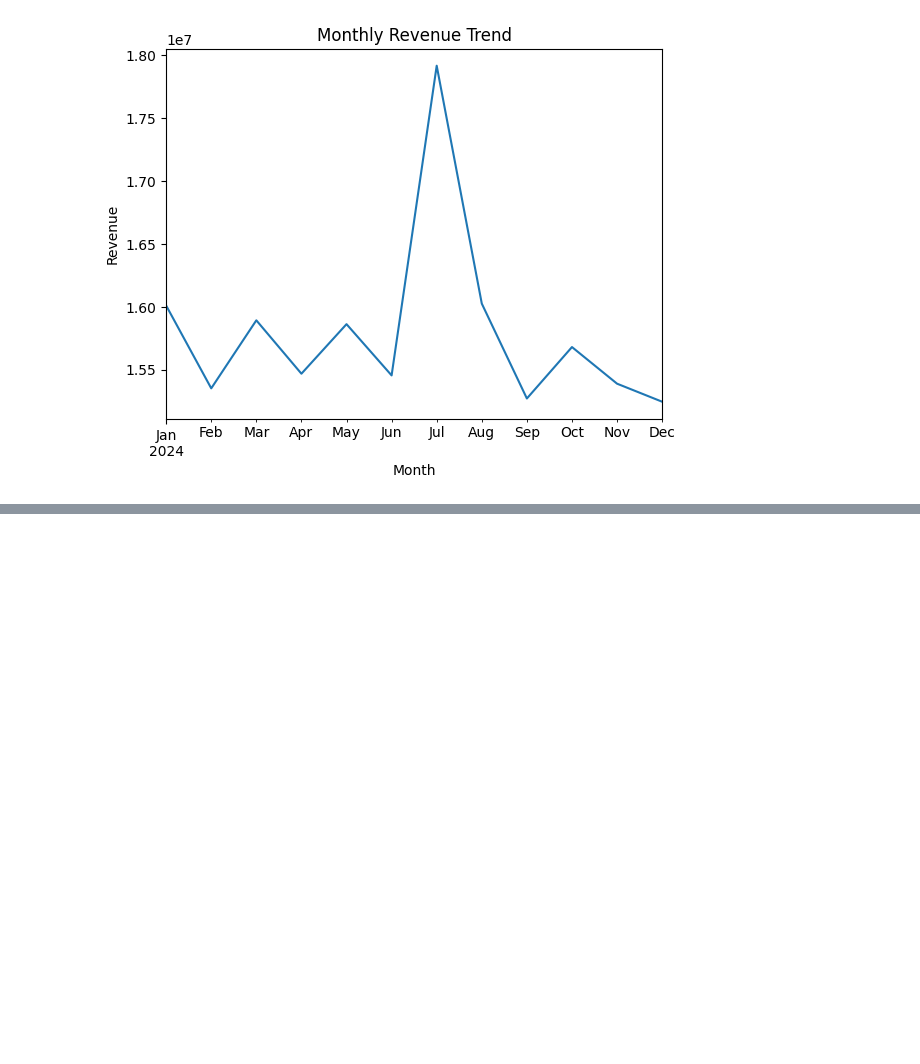
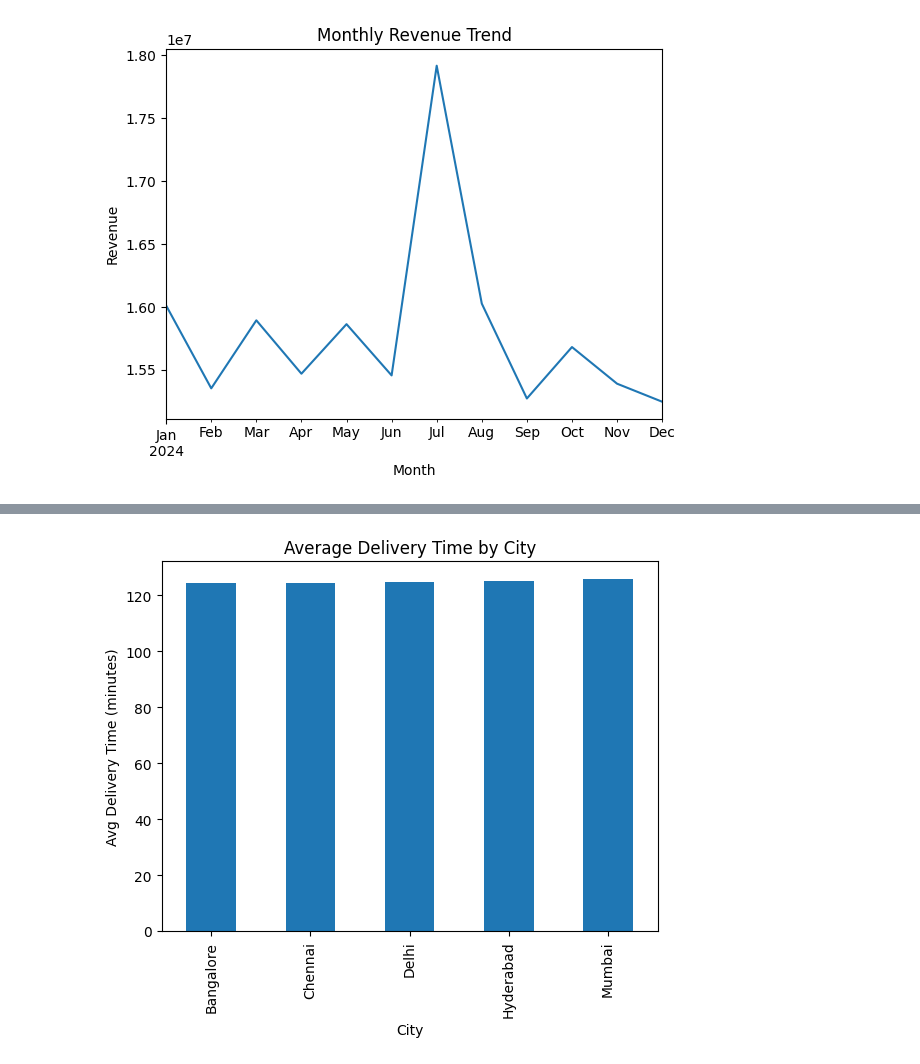
Before and after one commit to ViswamugiPM/Online_food_delivery_analysis_project, a Jupyter notebook: 03_eda.ipynb, the cells around one changed output, grey strips where cells are left out. Saved outputs shown, nothing was run; the diff lists cells and outputs as text; code cells hidden in the pictures; blank space fills up the shorter version.

```diff
--- a/03_eda.ipynb
+++ b/03_eda.ipynb
@@ -161,0 +246,8 @@ plt.show()
+# %%
+city_delivery_time = (
+    df.groupby("City")["Delivery_Time_Min"]
+    .mean()
+    .sort_values()
+)
+
+city_delivery_time
@@ -161,0 +262,8 @@ plt.show()
+# %%
+city_delivery_time.plot(kind="bar")
+plt.title("Average Delivery Time by City")
+plt.xlabel("City")
+plt.ylabel("Avg Delivery Time (minutes)")
+plt.show()
+# %% [output]
+[figure, added]
```
Also changed, not shown: parts of 29 cells of this notebook, 1 other file.
